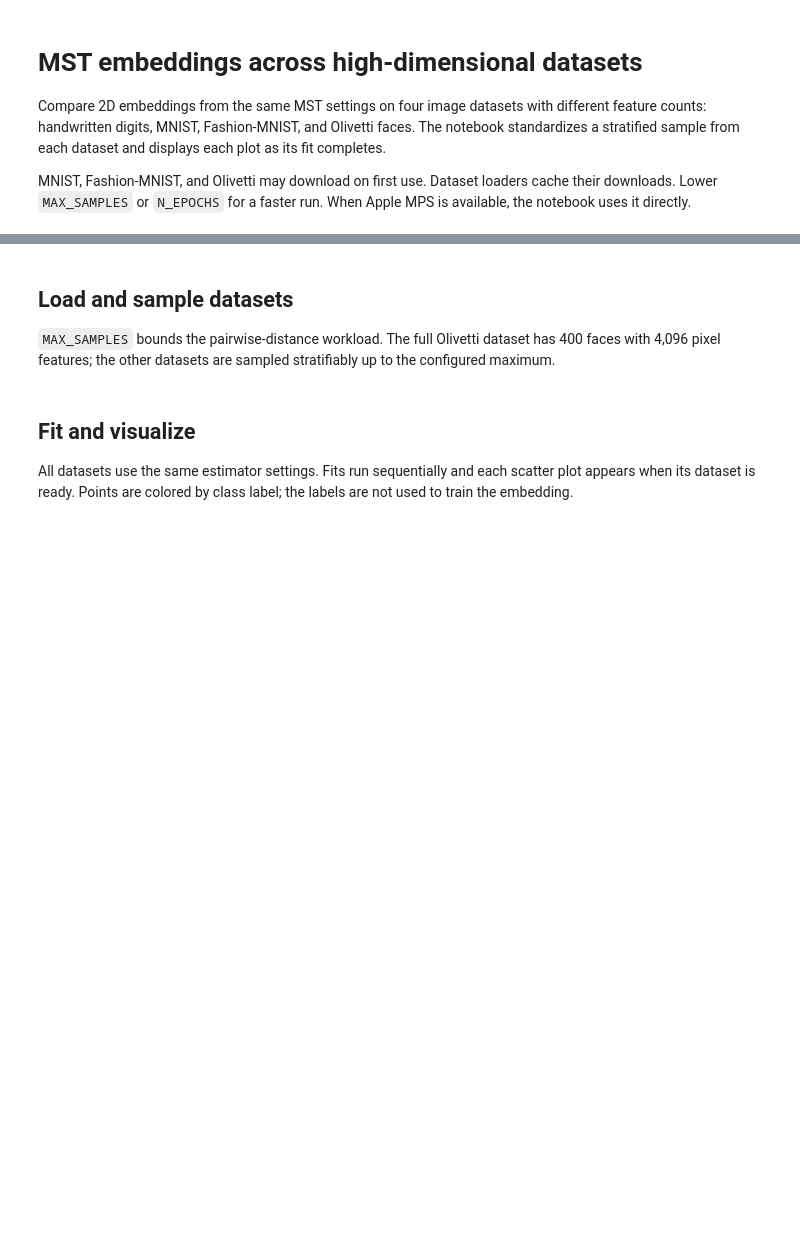
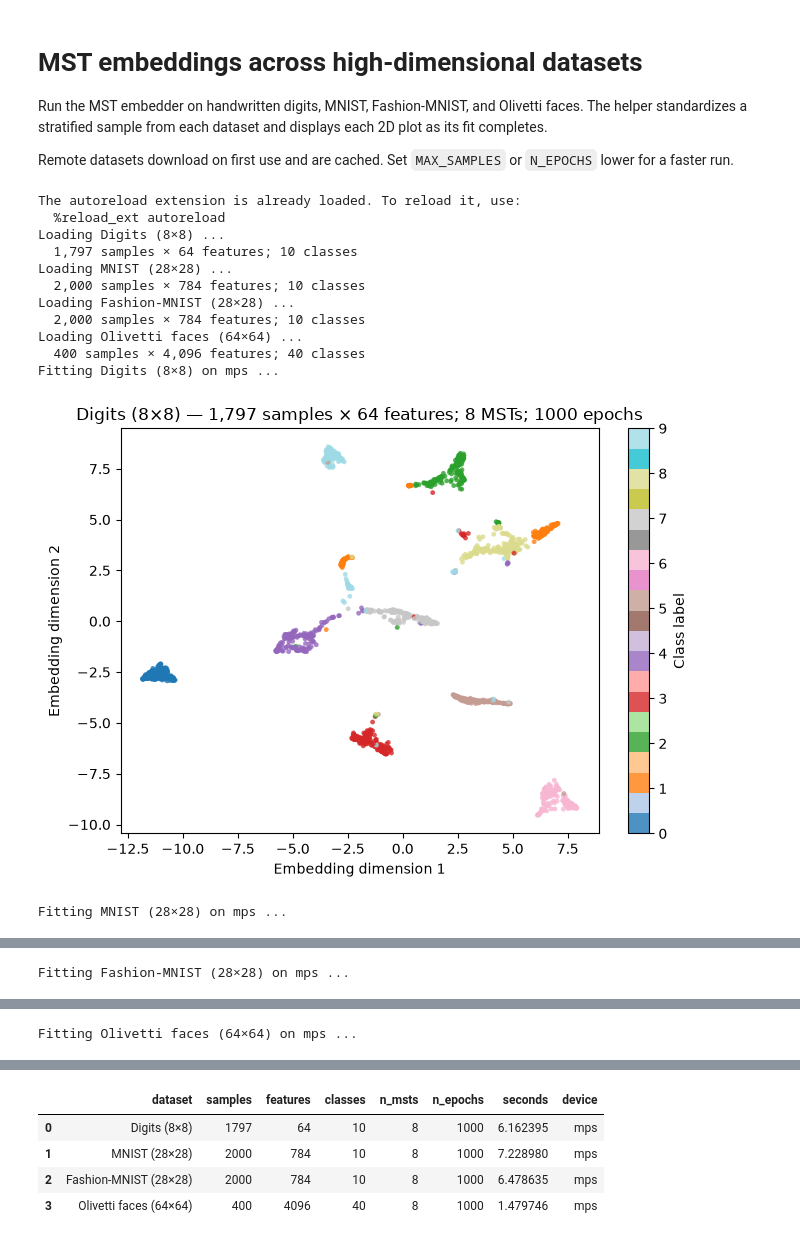
Before and after one commit to fabriziocosta/mst_embedding, a Jupyter notebook: notebooks/high_dim_mst_gallery.ipynb, the cells around one changed output, grey strips where cells are left out. Saved outputs shown, nothing was run; the diff lists cells and outputs as text; code cells hidden in the pictures; blank space fills up the shorter version.

```diff
--- a/notebooks/high_dim_mst_gallery.ipynb
+++ b/notebooks/high_dim_mst_gallery.ipynb
@@ -1,31 +1,48 @@
 # %% [markdown]
 # MST embeddings across high-dimensional datasets
 
-Compare 2D embeddings from the same MST settings on four image datasets with different feature counts: handwritten digits, MNIST, Fashion-MNIST, and Olivetti faces. The notebook standardizes a stratified sample from each dataset and displays each plot as its fit completes.
+Run the MST embedder on handwritten digits, MNIST, Fashion-MNIST, and Olivetti faces. The helper standardizes a stratified sample from each dataset and displays each 2D plot as its fit completes.
 
-MNIST, Fashion-MNIST, and Olivetti may download on first use. Dataset loaders cache their downloads. Lower `MAX_SAMPLES` or `N_EPOCHS` for a faster run. When Apple MPS is available, the notebook uses it directly.
+Remote datasets download on first use and are cached. Set `MAX_SAMPLES` or `N_EPOCHS` lower for a faster run.
 # %%
 %load_ext autoreload
 %autoreload 2
 
 from pathlib import Path
 import sys
-import time
-
-import matplotlib.pyplot as plt
-import numpy as np
-import pandas as pd
-import torch
-from sklearn.datasets import fetch_openml, fetch_olivetti_faces, load_digits
-from sklearn.model_selection import train_test_split
-from sklearn.preprocessing import StandardScaler
 
 repo_root = next(
     (path for path in (Path.cwd(), *Path.cwd().parents)
-     if (path / "mst_embedding").is_dir()),
+     if (path / "notebooks" / "high_dim_mst_gallery.py").is_file()),
     None,
 )
 if repo_root is not None:
+    sys.path.insert(0, str(repo_root / "notebooks"))
     sys.path.insert(0, str(repo_root))
 
-from mst_embedding import IteratedMSTEmbedding
+from high_dim_mst_gallery import run_high_dim_mst_gallery
+
+MAX_SAMPLES = 2000
+N_MSTS = 8
+N_EPOCHS = 1000
+
+gallery = run_high_dim_mst_gallery(
+    max_samples=MAX_SAMPLES,
+    n_msts=N_MSTS,
+    n_epochs=N_EPOCHS,
+)
+gallery["summary"]
+# %% [output]
+The autoreload extension is already loaded. To reload it, use:
+  %reload_ext autoreload
+Loading Digits (8×8) ...
+  1,797 samples × 64 features; 10 classes
+Loading MNIST (28×28) ...
+  2,000 samples × 784 features; 10 classes
+Loading Fashion-MNIST (28×28) ...
+  2,000 samples × 784 features; 10 classes
+Loading Olivetti faces (64×64) ...
+  400 samples × 4,096 features; 40 classes
+Fitting Digits (8×8) on mps ...
+[figure, added]
+Fitting MNIST (28×28) on mps ...
@@ -31,0 +50 @@ from mst_embedding import IteratedMSTEmbedding
+Fitting Fashion-MNIST (28×28) on mps ...
@@ -31,0 +52 @@ from mst_embedding import IteratedMSTEmbedding
+Fitting Olivetti faces (64×64) on mps ...
@@ -32,4 +54,5 @@ from mst_embedding import IteratedMSTEmbedding
+|  | dataset | samples | features | classes | n_msts | n_epochs | seconds | device |
+| 0 | Digits (8×8) | 1797 | 64 | 10 | 8 | 1000 | 6.162395 | mps |
+| 1 | MNIST (28×28) | 2000 | 784 | 10 | 8 | 1000 | 7.228980 | mps |
+| 2 | Fashion-MNIST (28×28) | 2000 | 784 | 10 | 8 | 1000 | 6.478635 | mps |
+| 3 | Olivetti faces (64×64) | 400 | 4096 | 40 | 8 | 1000 | 1.479746 | mps |
-# %% [markdown]
-## Load and sample datasets
-
-`MAX_SAMPLES` bounds the pairwise-distance workload. The full Olivetti dataset has 400 faces with 4,096 pixel features; the other datasets are sampled stratifiably up to the configured maximum.
@@ -104,4 +58,0 @@ if not datasets:
-# %% [markdown]
-## Fit and visualize
-
-All datasets use the same estimator settings. Fits run sequentially and each scatter plot appears when its dataset is ready. Points are colored by class label; the labels are not used to train the embedding.
```
Also changed, not shown: parts of 3 cells of this notebook, 5 other files.
